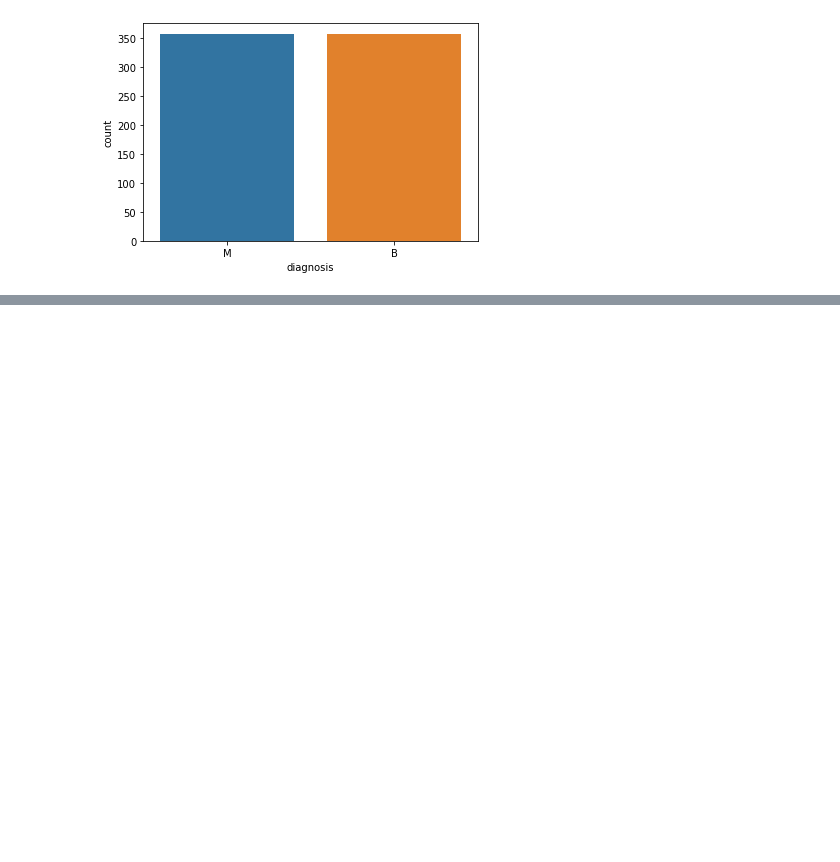
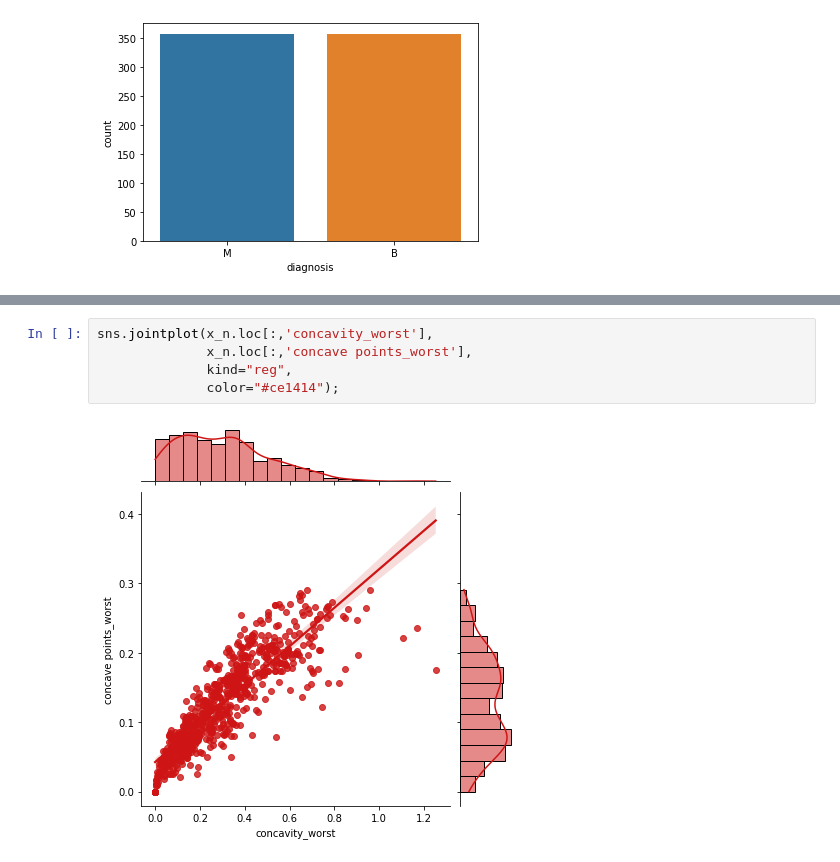
Before and after one commit to carboncopy101/Analysis-of-the-Breast-Cancer-Wisconsin-Diagnostic-, a Jupyter notebook: EDA_balanced.ipynb, the cells around one changed output, grey strips where cells are left out. Cells and saved outputs as stored; diff of their text form; blank space fills up the shorter version.

```diff
--- a/EDA_balanced.ipynb
+++ b/EDA_balanced.ipynb
@@ -30,0 +44,7 @@ Number of Malignant: 357
+# %%
+sns.jointplot(x_n.loc[:,'concavity_worst'],
+              x_n.loc[:,'concave points_worst'],
+              kind="reg",
+              color="#ce1414");
+# %% [output]
+[figure, added]
```
Also changed, not shown: parts of 10 cells of this notebook.
